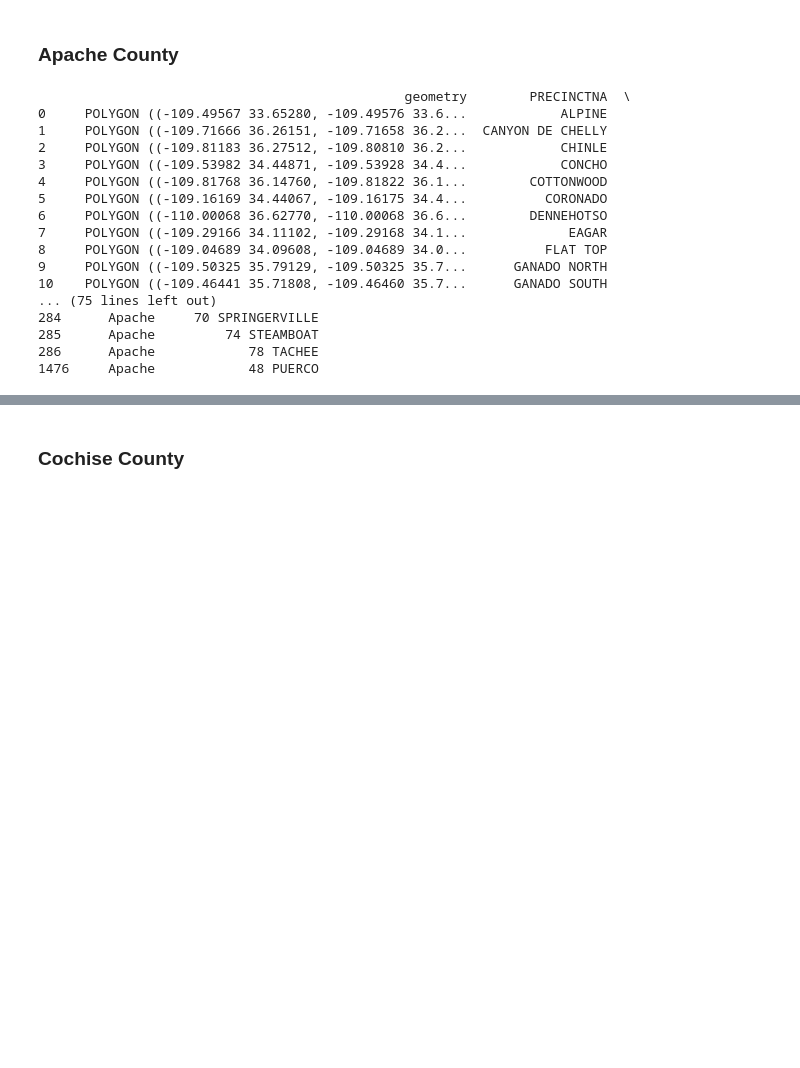
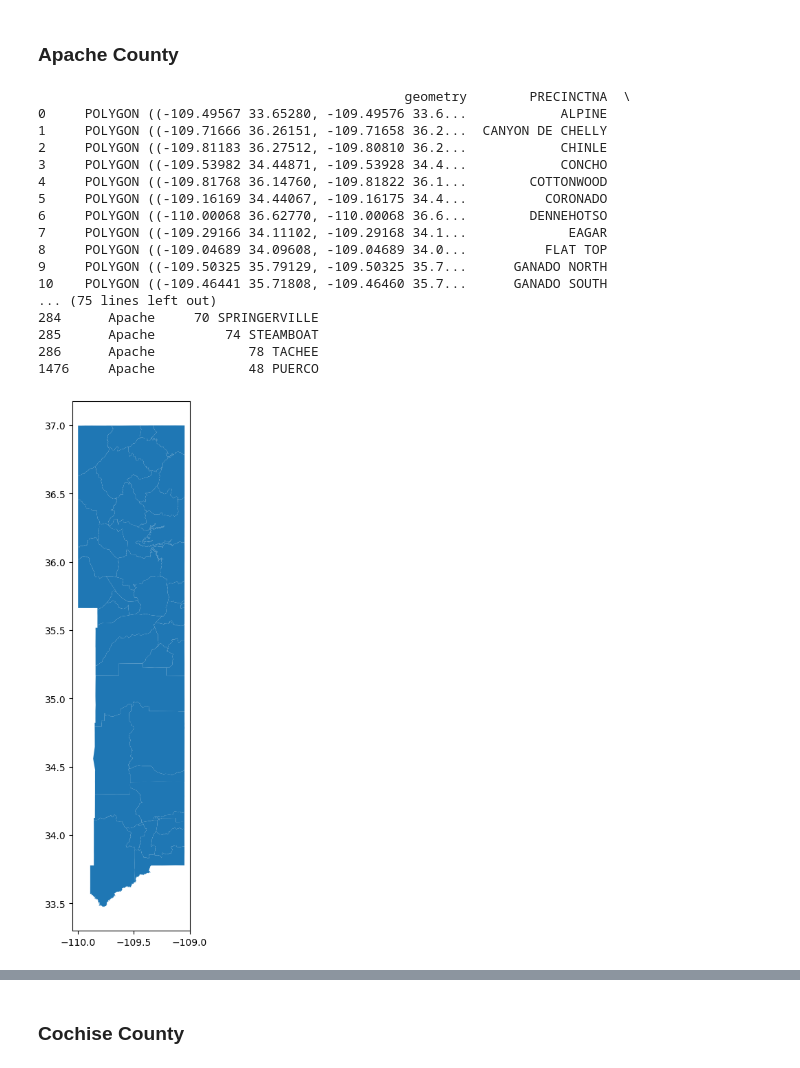
Before and after one commit to nonpartisan-redistricting-datahub/az-pber-2022, a Jupyter notebook: az-pber-2022/2022AZ.ipynb, the cells around one changed output, grey strips where cells are left out. Cells and saved outputs as stored; diff of their text form; code cells hidden in the pictures; blank space fills up the shorter version.

```diff
--- a/az-pber-2022/2022AZ.ipynb
+++ b/az-pber-2022/2022AZ.ipynb
@@ -371,26 +391,31 @@ gdf_Cococino.head(5)
 # %% [markdown]
 ### Apache County
-# %%
-apache_2020 = gdf_2020[gdf_2020['COUNTY_NAM'] == 'Apache']
-print(apache_2020)
-# %% [output]
-                                               geometry        PRECINCTNA  \
-0     POLYGON ((-109.49567 33.65280, -109.49576 33.6...            ALPINE
-1     POLYGON ((-109.71666 36.26151, -109.71658 36.2...  CANYON DE CHELLY
-2     POLYGON ((-109.81183 36.27512, -109.80810 36.2...            CHINLE
-3     POLYGON ((-109.53982 34.44871, -109.53928 34.4...            CONCHO
-4     POLYGON ((-109.81768 36.14760, -109.81822 36.1...        COTTONWOOD
-5     POLYGON ((-109.16169 34.44067, -109.16175 34.4...          CORONADO
-6     POLYGON ((-110.00068 36.62770, -110.00068 36.6...        DENNEHOTSO
-7     POLYGON ((-109.29166 34.11102, -109.29168 34.1...             EAGAR
-8     POLYGON ((-109.04689 34.09608, -109.04689 34.0...          FLAT TOP
-9     POLYGON ((-109.50325 35.79129, -109.50325 35.7...      GANADO NORTH
-10    POLYGON ((-109.46441 35.71808, -109.46460 35.7...      GANADO SOUTH
-... (75 lines left out)
-284      Apache     70 SPRINGERVILLE
-285      Apache         74 STEAMBOAT
-286      Apache            78 TACHEE
-1476     Apache            48 PUERCO
+# %%
+apache_2020 = gdf_2020[gdf_2020['COUNTY_NAM'] == 'Apache']
+print(apache_2020)
+# Plot the geometries
+fig, ax = plt.subplots(1, 1, figsize=(10, 10))
+apache_2020.plot(ax=ax)
+plt.show()
+# %% [output]
+                                               geometry        PRECINCTNA  \
+0     POLYGON ((-109.49567 33.65280, -109.49576 33.6...            ALPINE
+1     POLYGON ((-109.71666 36.26151, -109.71658 36.2...  CANYON DE CHELLY
+2     POLYGON ((-109.81183 36.27512, -109.80810 36.2...            CHINLE
+3     POLYGON ((-109.53982 34.44871, -109.53928 34.4...            CONCHO
+4     POLYGON ((-109.81768 36.14760, -109.81822 36.1...        COTTONWOOD
+5     POLYGON ((-109.16169 34.44067, -109.16175 34.4...          CORONADO
+6     POLYGON ((-110.00068 36.62770, -110.00068 36.6...        DENNEHOTSO
+7     POLYGON ((-109.29166 34.11102, -109.29168 34.1...             EAGAR
+8     POLYGON ((-109.04689 34.09608, -109.04689 34.0...          FLAT TOP
+9     POLYGON ((-109.50325 35.79129, -109.50325 35.7...      GANADO NORTH
+10    POLYGON ((-109.46441 35.71808, -109.46460 35.7...      GANADO SOUTH
+... (75 lines left out)
+284      Apache     70 SPRINGERVILLE
+285      Apache         74 STEAMBOAT
+286      Apache            78 TACHEE
+1476     Apache            48 PUERCO
+[figure, added]
 # %%
 apache_rows = final_df[final_df['county'].str.lower() == 'apache']
 apache_rows['precinct'] = apache_rows['precinct'].str.upper()
```
Also changed, not shown: parts of 58 cells of this notebook, 34 other files.
